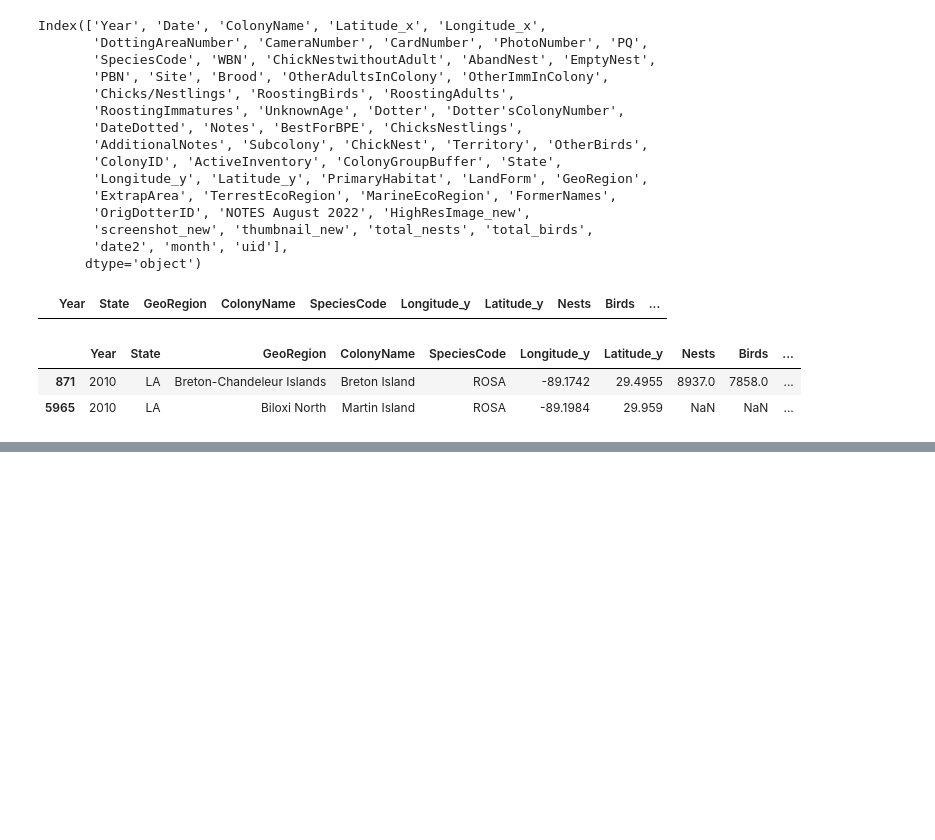
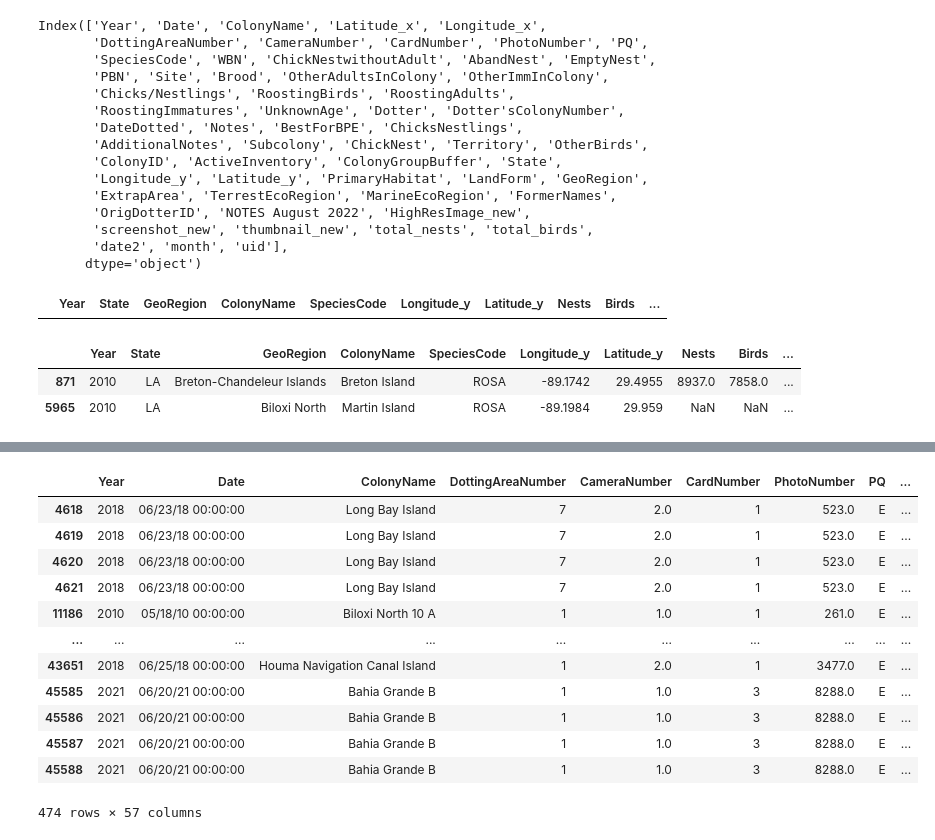
Before and after one commit to waterinstitute/avian_data_ingestor, a Jupyter notebook: doc/Metadata for DottedImages.ipynb, the cells around one changed output, grey strips where cells are left out. Cells and saved outputs as stored; diff of their text form; code cells hidden in the pictures; blank space fills up the shorter version.

```diff
--- a/doc/Metadata for DottedImages.ipynb
+++ b/doc/Metadata for DottedImages.ipynb
@@ -456,21 +579,3 @@ to_rename[["screenshot_new", "Original_Path"]]
-# %%
-def rename(key, new_name, replace=False):
-    if not replace and list(avian_data.objects.filter(Prefix=key)):
-        return
-
-    try:
-        avian_data.copy({'Bucket': avian_data.name,'Key':key},new_name)
-    except Exception as e:
-        print(e)
-        check_lowercase = list(avian_data.objects.filter(Prefix=key.replace(".JPG",".jpg")))
-        if check_lowercase:
-            avian_data.copy({'Bucket': avian_data.name,'Key':key.replace(".JPG",".jpg")},new_name)
-            return
-        check_uppercase = list(avian_data.objects.filter(Prefix=key.replace(".jpg",".JPG")))
-        if check_uppercase:
-            avian_data.copy({'Bucket': avian_data.name,'Key':key.replace(".jpg",".JPG")},new_name)
-            return
-        print(f"{key} not found")
 # %%
 with ThreadPoolExecutor(max_workers=16) as e:
     futures = list(tqdm(e.map(lambda x,y: rename(x,y), to_rename["Original_Path"].tolist(), to_rename["screenshot_new"].tolist()), total=to_rename.shape[0]))
@@ -569,0 +725,3 @@ pd_species.loc[(pd_species.Year == "2021") & pd_species.SpeciesCode.str.startswi
+# %%
+pd_species = pd.read_excel("avianmonitoring_2010-2021.xlsx")
+pd_species = pd_species.drop(columns=["Latitude_x", "Longitude_x"]).drop_duplicates()
@@ -569,0 +732,14 @@ pd_species.loc[(pd_species.Year == "2021") & pd_species.SpeciesCode.str.startswi
+# %%
+def exists_key(key,replace=False):
+    try:
+        return(len(list(avian_data.objects.filter(Prefix=key)))>0)
+    except Exception as e:
+        print(f"key:{key}, exception {e}")
+        return False
+# %%
+with ThreadPoolExecutor(max_workers=128) as e:
+    futures= {}
+    _grouped = pd_species[filter(lambda x:"_new" in x, pd_species.columns)].drop_duplicates()
+    for f in _grouped.columns:
+        futures[f] = list(tqdm(e.map(lambda y: exists_key(y), _grouped[f].tolist()), total=_grouped.shape[0]))
+#pd_species["thumbnail_new"] = pd_species["thumbnail_new"].progress_apply(exists_key)
@@ -569,0 +794,17 @@ pd_species.loc[(pd_species.Year == "2021") & pd_species.SpeciesCode.str.startswi
+# %%
+x="HighResImage_new"
+pd_species[pd_species[x].isin(_grouped.loc[~np.array(futures[x]),x])]
+# %% [output]
+|  | Year | Date | ColonyName | DottingAreaNumber | CameraNumber | CardNumber | PhotoNumber | PQ | ... |
+| 4618 | 2018 | 06/23/18 00:00:00 | Long Bay Island | 7 | 2.0 | 1 | 523.0 | E | ... |
+| 4619 | 2018 | 06/23/18 00:00:00 | Long Bay Island | 7 | 2.0 | 1 | 523.0 | E | ... |
+| 4620 | 2018 | 06/23/18 00:00:00 | Long Bay Island | 7 | 2.0 | 1 | 523.0 | E | ... |
+| 4621 | 2018 | 06/23/18 00:00:00 | Long Bay Island | 7 | 2.0 | 1 | 523.0 | E | ... |
+| 11186 | 2010 | 05/18/10 00:00:00 | Biloxi North 10 A | 1 | 1.0 | 1 | 261.0 | E | ... |
+| ... | ... | ... | ... | ... | ... | ... | ... | ... | ... |
+| 43651 | 2018 | 06/25/18 00:00:00 | Houma Navigation Canal Island | 1 | 2.0 | 1 | 3477.0 | E | ... |
+| 45585 | 2021 | 06/20/21 00:00:00 | Bahia Grande B | 1 | 1.0 | 3 | 8288.0 | E | ... |
+| 45586 | 2021 | 06/20/21 00:00:00 | Bahia Grande B | 1 | 1.0 | 3 | 8288.0 | E | ... |
+| 45587 | 2021 | 06/20/21 00:00:00 | Bahia Grande B | 1 | 1.0 | 3 | 8288.0 | E | ... |
+| 45588 | 2021 | 06/20/21 00:00:00 | Bahia Grande B | 1 | 1.0 | 3 | 8288.0 | E | ... |
+474 rows × 57 columns
```
Also changed, not shown: parts of 35 cells of this notebook.
